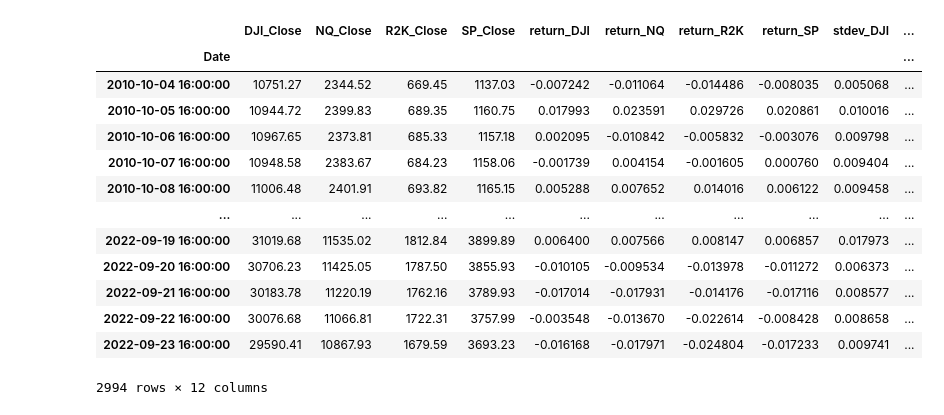
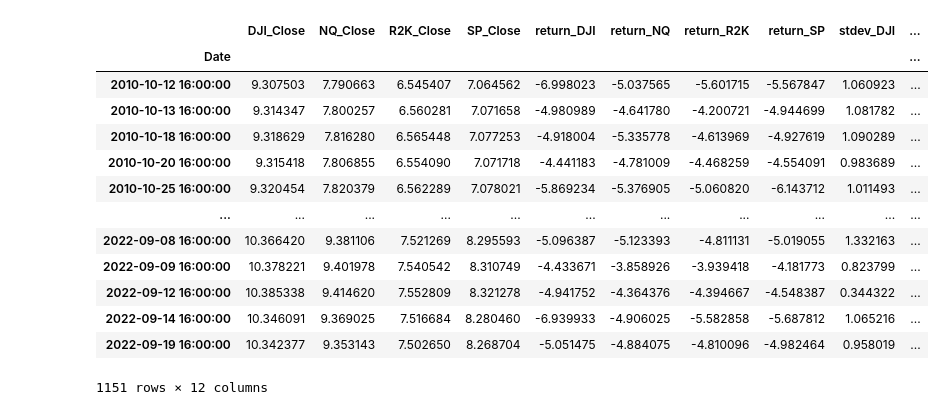
Before and after one commit to lrb924/Predicted_Volatility, a Jupyter notebook: AP.ipnyb.ipynb, the cells around one changed output. Saved outputs shown, nothing was run; the diff lists cells and outputs as text; code cells hidden in the pictures.

```diff
--- a/AP.ipnyb.ipynb
+++ b/AP.ipnyb.ipynb
@@ -23,42 +23,46 @@ NQ_DF = NQ_DF.rename(columns={'Close': 'NQ_Close'})
 R2K_DF = R2K_DF.rename(columns={'Close': 'R2K_Close'})
 
 SP_DF = SP_DF.rename(columns={'Close': 'SP_Close'})
 
 # Concatenating DF's into volatility DF
 volatility_df = pd.concat([DJI_DF, NQ_DF, R2K_DF, SP_DF], axis=1)
 
 # Creating Dialy Returns
 volatility_df['return_DJI'] = volatility_df['DJI_Close'].pct_change()
 volatility_df['return_NQ'] = volatility_df['NQ_Close'].pct_change()
 volatility_df['return_R2K'] = volatility_df['R2K_Close'].pct_change()
 volatility_df['return_SP'] = volatility_df['SP_Close'].pct_change()
 
+# log Returns
+
+volatility_df = np.log(volatility_df)
+
 # Dropping NA's from Returns
 volatility_df = volatility_df.dropna()
 
 # Calculating volatility
 volatility_df['stdev_DJI'] = volatility_df['return_DJI'].rolling(window=5).std()
 volatility_df['stdev_NQ'] = volatility_df['return_NQ'].rolling(window=5).std()
 volatility_df['stdev_R2K'] = volatility_df['return_R2K'].rolling(window=5).std()
 volatility_df['stdev_SP'] = volatility_df['return_SP'].rolling(window=5).std()
 
 # Dropping NA's from rolling window volatility
 volatility_df = volatility_df.dropna()
 
 # Final DF
 volatility_df
 # %% [output]
 |  | DJI_Close | NQ_Close | R2K_Close | SP_Close | return_DJI | return_NQ | return_R2K | return_SP | stdev_DJI | ... |
 | Date |  |  |  |  |  |  |  |  |  | ... |
-| 2010-10-04 16:00:00 | 10751.27 | 2344.52 | 669.45 | 1137.03 | -0.007242 | -0.011064 | -0.014486 | -0.008035 | 0.005068 | ... |
-| 2010-10-05 16:00:00 | 10944.72 | 2399.83 | 689.35 | 1160.75 | 0.017993 | 0.023591 | 0.029726 | 0.020861 | 0.010016 | ... |
-| 2010-10-06 16:00:00 | 10967.65 | 2373.81 | 685.33 | 1157.18 | 0.002095 | -0.010842 | -0.005832 | -0.003076 | 0.009798 | ... |
-| 2010-10-07 16:00:00 | 10948.58 | 2383.67 | 684.23 | 1158.06 | -0.001739 | 0.004154 | -0.001605 | 0.000760 | 0.009404 | ... |
-| 2010-10-08 16:00:00 | 11006.48 | 2401.91 | 693.82 | 1165.15 | 0.005288 | 0.007652 | 0.014016 | 0.006122 | 0.009458 | ... |
+| 2010-10-12 16:00:00 | 9.307503 | 7.790663 | 6.545407 | 7.064562 | -6.998023 | -5.037565 | -5.601715 | -5.567847 | 1.060923 | ... |
+| 2010-10-13 16:00:00 | 9.314347 | 7.800257 | 6.560281 | 7.071658 | -4.980989 | -4.641780 | -4.200721 | -4.944699 | 1.081782 | ... |
+| 2010-10-18 16:00:00 | 9.318629 | 7.816280 | 6.565448 | 7.077253 | -4.918004 | -5.335778 | -4.613969 | -4.927619 | 1.090289 | ... |
+| 2010-10-20 16:00:00 | 9.315418 | 7.806855 | 6.554090 | 7.071718 | -4.441183 | -4.781009 | -4.468259 | -4.554091 | 0.983689 | ... |
+| 2010-10-25 16:00:00 | 9.320454 | 7.820379 | 6.562289 | 7.078021 | -5.869234 | -5.376905 | -5.060820 | -6.143712 | 1.011493 | ... |
 | ... | ... | ... | ... | ... | ... | ... | ... | ... | ... | ... |
-| 2022-09-19 16:00:00 | 31019.68 | 11535.02 | 1812.84 | 3899.89 | 0.006400 | 0.007566 | 0.008147 | 0.006857 | 0.017973 | ... |
-| 2022-09-20 16:00:00 | 30706.23 | 11425.05 | 1787.50 | 3855.93 | -0.010105 | -0.009534 | -0.013978 | -0.011272 | 0.006373 | ... |
-| 2022-09-21 16:00:00 | 30183.78 | 11220.19 | 1762.16 | 3789.93 | -0.017014 | -0.017931 | -0.014176 | -0.017116 | 0.008577 | ... |
-| 2022-09-22 16:00:00 | 30076.68 | 11066.81 | 1722.31 | 3757.99 | -0.003548 | -0.013670 | -0.022614 | -0.008428 | 0.008658 | ... |
-| 2022-09-23 16:00:00 | 29590.41 | 10867.93 | 1679.59 | 3693.23 | -0.016168 | -0.017971 | -0.024804 | -0.017233 | 0.009741 | ... |
+| 2022-09-08 16:00:00 | 10.366420 | 9.381106 | 7.521269 | 8.295593 | -5.096387 | -5.123393 | -4.811131 | -5.019055 | 1.332163 | ... |
+| 2022-09-09 16:00:00 | 10.378221 | 9.401978 | 7.540542 | 8.310749 | -4.433671 | -3.858926 | -3.939418 | -4.181773 | 0.823799 | ... |
+| 2022-09-12 16:00:00 | 10.385338 | 9.414620 | 7.552809 | 8.321278 | -4.941752 | -4.364376 | -4.394667 | -4.548387 | 0.344322 | ... |
+| 2022-09-14 16:00:00 | 10.346091 | 9.369025 | 7.516684 | 8.280460 | -6.939933 | -4.906025 | -5.582858 | -5.687812 | 1.065216 | ... |
+| 2022-09-19 16:00:00 | 10.342377 | 9.353143 | 7.502650 | 8.268704 | -5.051475 | -4.884075 | -4.810096 | -4.982464 | 0.958019 | ... |
-2994 rows × 12 columns
+1151 rows × 12 columns
```
Also changed, not shown: parts of 20 cells of this notebook.
